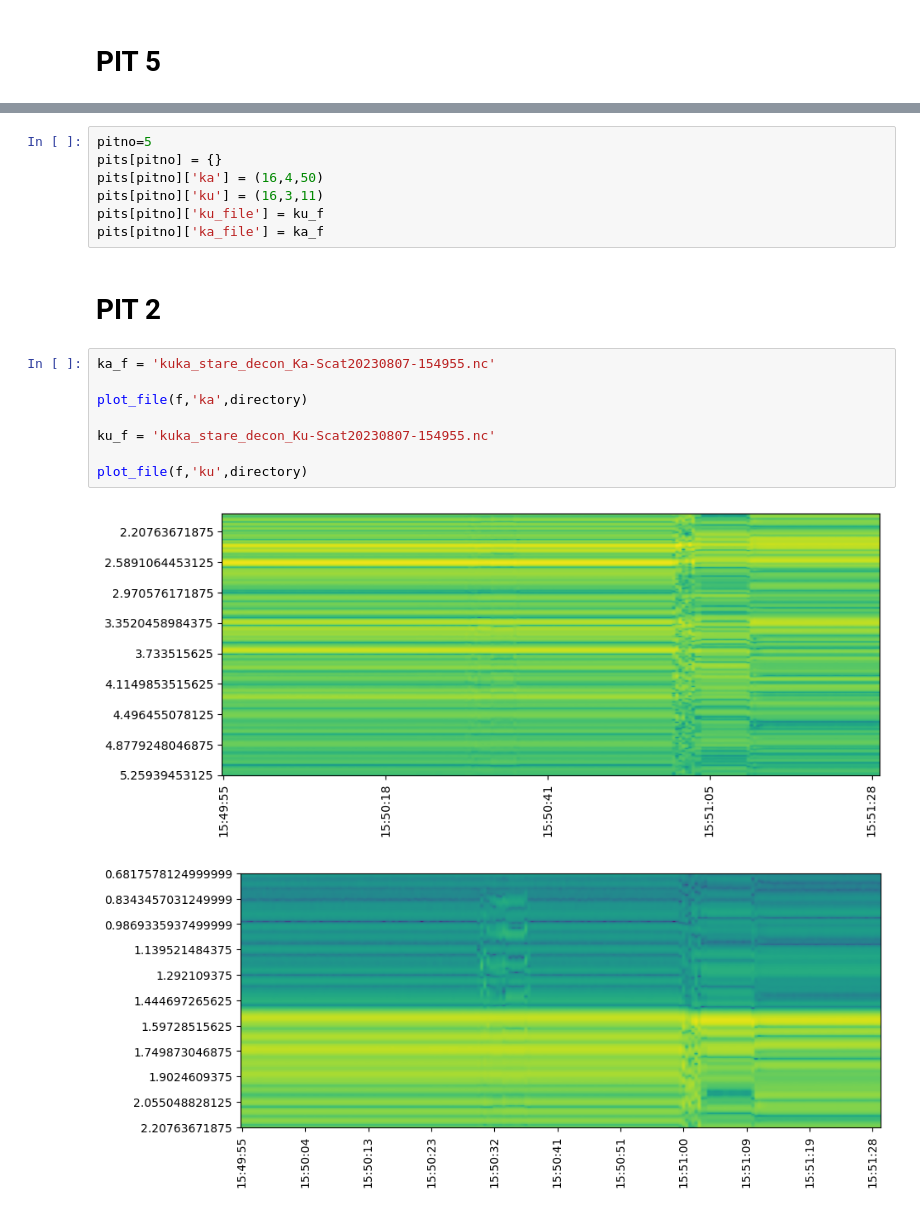
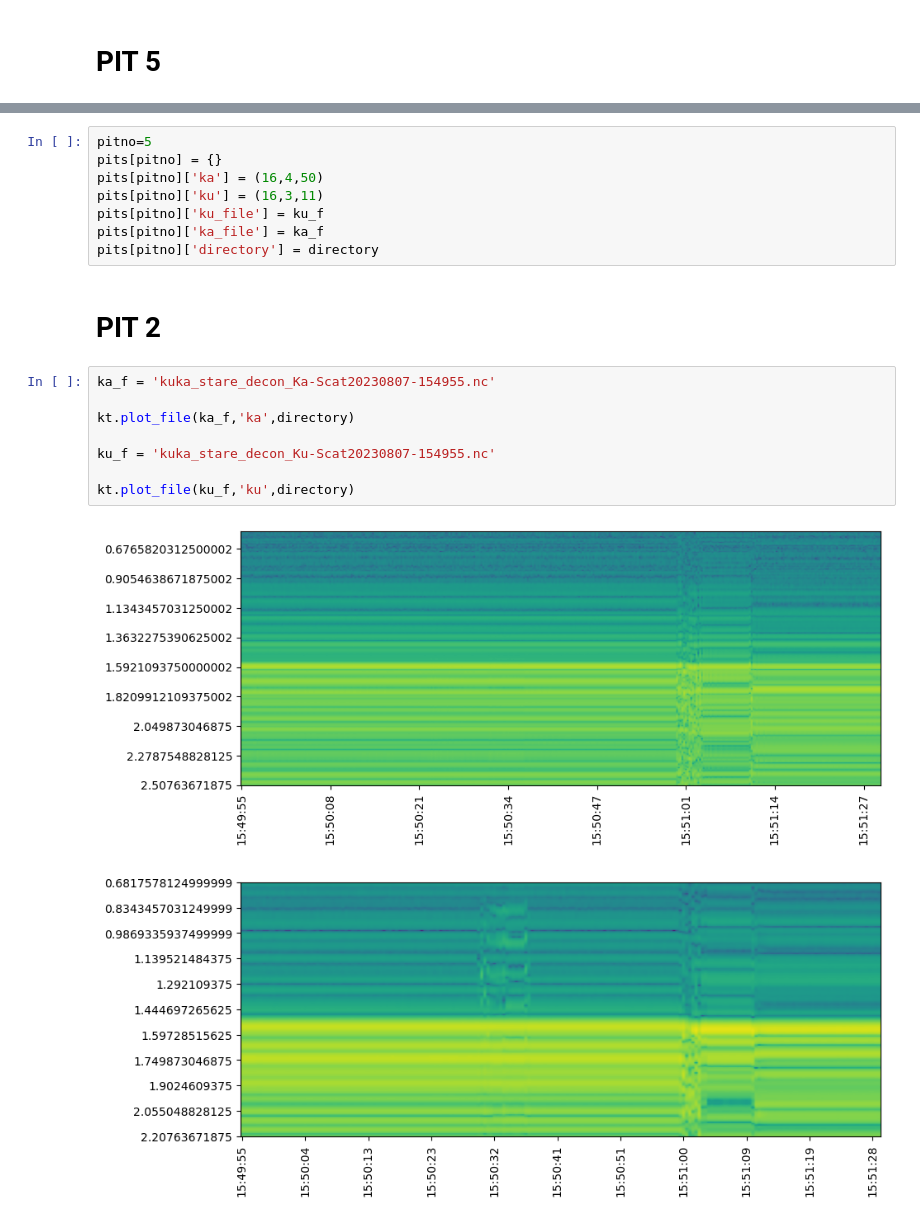
Before and after one commit to robbiemallett/kuka_deep_pits, a Jupyter notebook: code/Get_kuka_times.ipynb, the cells around one changed output, grey strips where cells are left out. Saved outputs shown, nothing was run; the diff lists cells and outputs as text.

```diff
--- a/code/Get_kuka_times.ipynb
+++ b/code/Get_kuka_times.ipynb
@@ -62,18 +55,19 @@ pits[pitno]['ka'] = (16,4,50)
 pits[pitno]['ku'] = (16,3,11)
 pits[pitno]['ku_file'] = ku_f
 pits[pitno]['ka_file'] = ka_f
+pits[pitno]['directory'] = directory
 # %% [markdown]
 # PIT 2
 # %%
 ka_f = 'kuka_stare_decon_Ka-Scat20230807-154955.nc'
 
-plot_file(f,'ka',directory)
+kt.plot_file(ka_f,'ka',directory)
 
 ku_f = 'kuka_stare_decon_Ku-Scat20230807-154955.nc'
 
-plot_file(f,'ku',directory)
+kt.plot_file(ku_f,'ku',directory)
 # %% [output]
-[figure, old version]
+[figure, new version]
 [figure]
 # %%
 pitno=2
```
Also changed, not shown: parts of 11 cells of this notebook, 36 other files.
